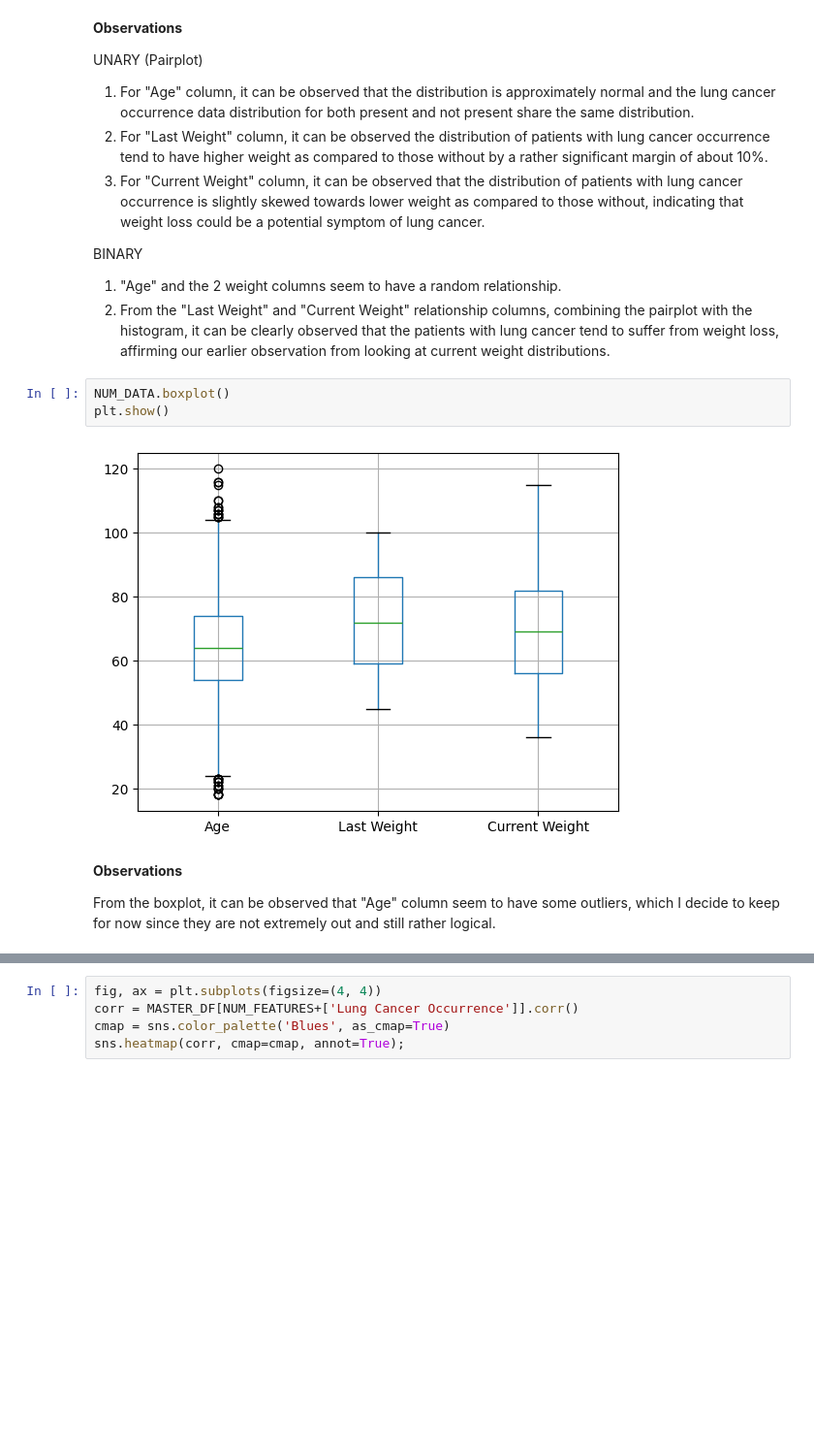
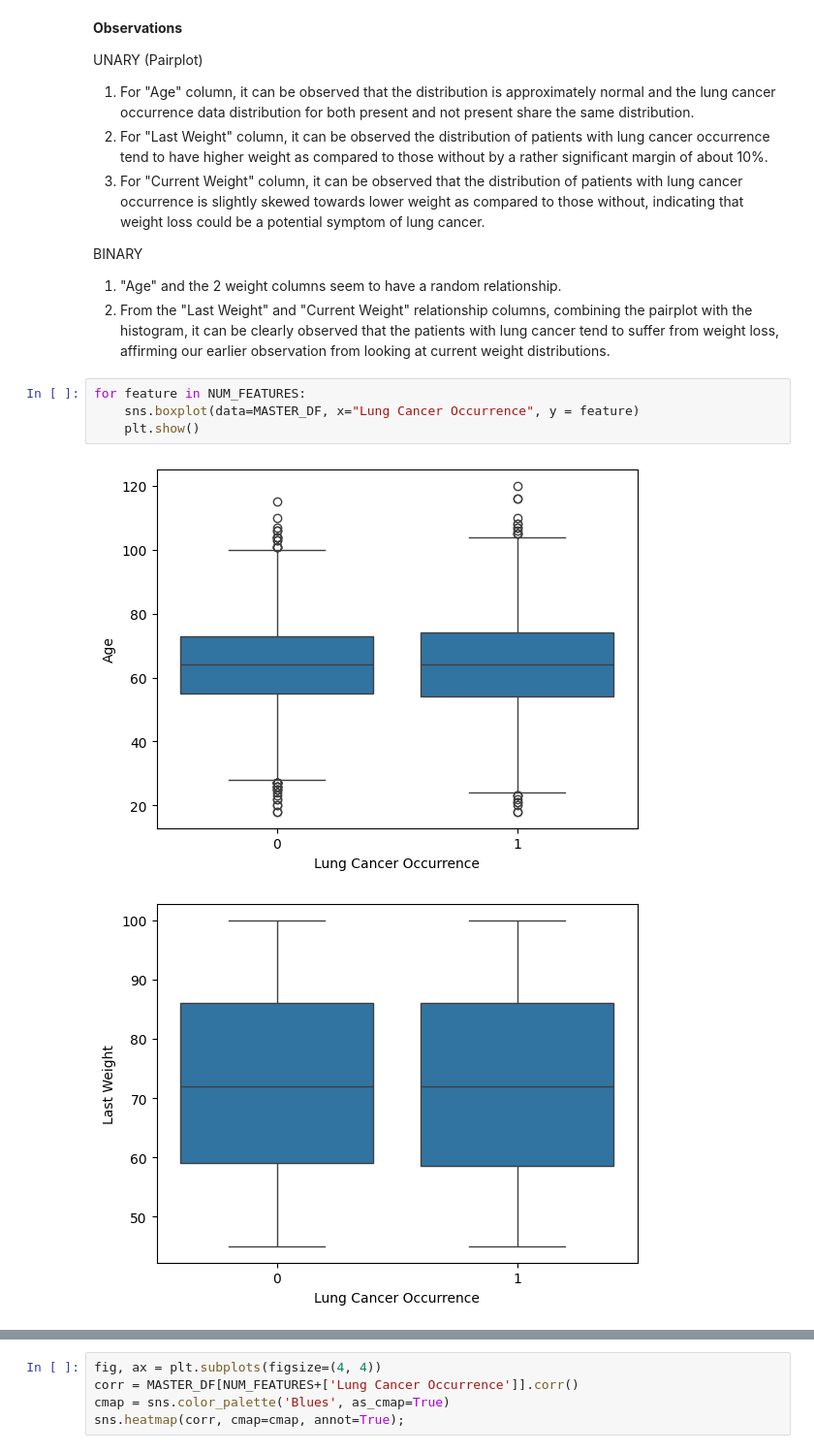
Before and after one commit to Allan-Poto/MLP_Project, a Jupyter notebook: eda.ipynb, the cells around one changed output, grey strips where cells are left out. Shown at 97% size. Drawn from its saved outputs; the diff is of its cells as text; blank space fills up the shorter version.

```diff
--- a/eda.ipynb
+++ b/eda.ipynb
@@ -371,12 +367,10 @@ UNARY (Pairplot)
 BINARY
 1. "Age" and the 2 weight columns seem to have a random relationship.
 2. From the "Last Weight" and "Current Weight" relationship columns, combining the pairplot with the histogram, it can be clearly observed that the patients with lung cancer tend to suffer from weight loss, affirming our earlier observation from looking at current weight distributions.
-# %%
-NUM_DATA.boxplot()
-plt.show()
-# %% [output]
-[figure, removed]
-# %% [markdown]
-**Observations**
-
-From the boxplot, it can be observed that "Age" column seem to have some outliers, which I decide to keep for now since they are not extremely out and still rather logical.
+# %%
+for feature in NUM_FEATURES:
+	sns.boxplot(data=MASTER_DF, x="Lung Cancer Occurrence", y = feature)
+	plt.show()
+# %% [output]
+[figure, added]
+[figure, added]
```
Also changed, not shown: parts of 52 cells of this notebook.
